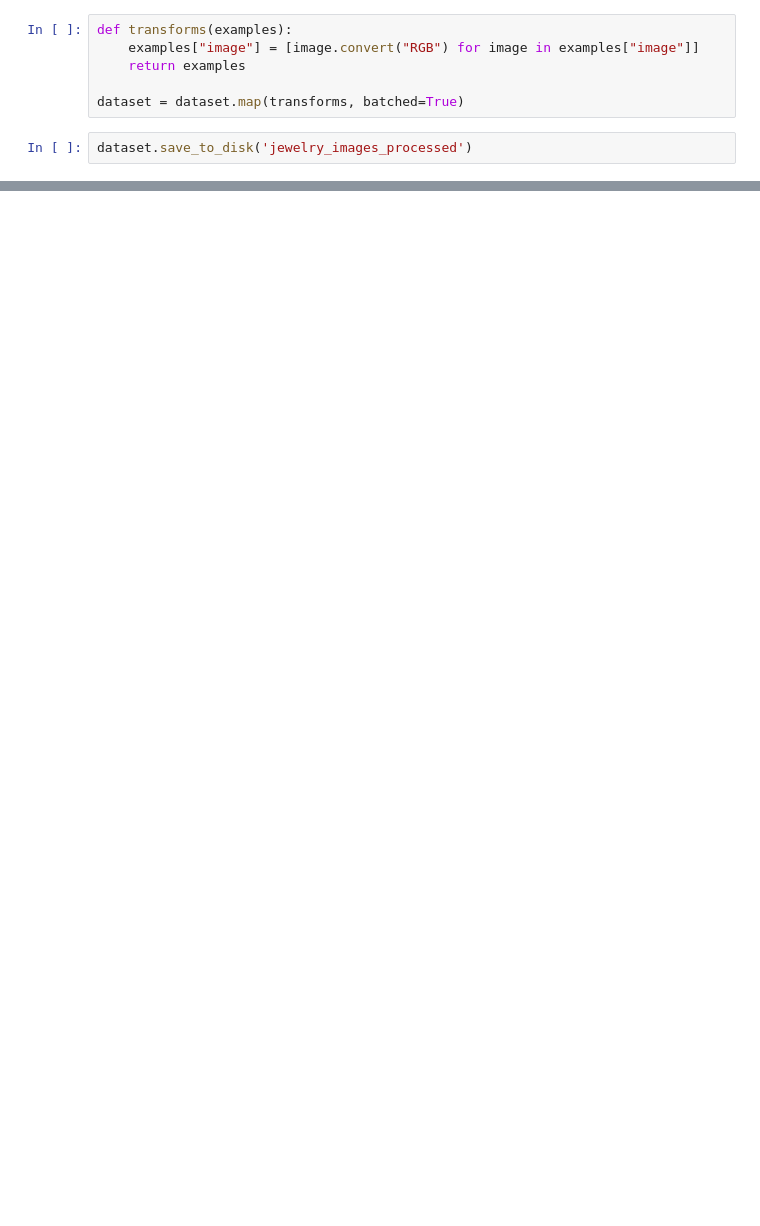
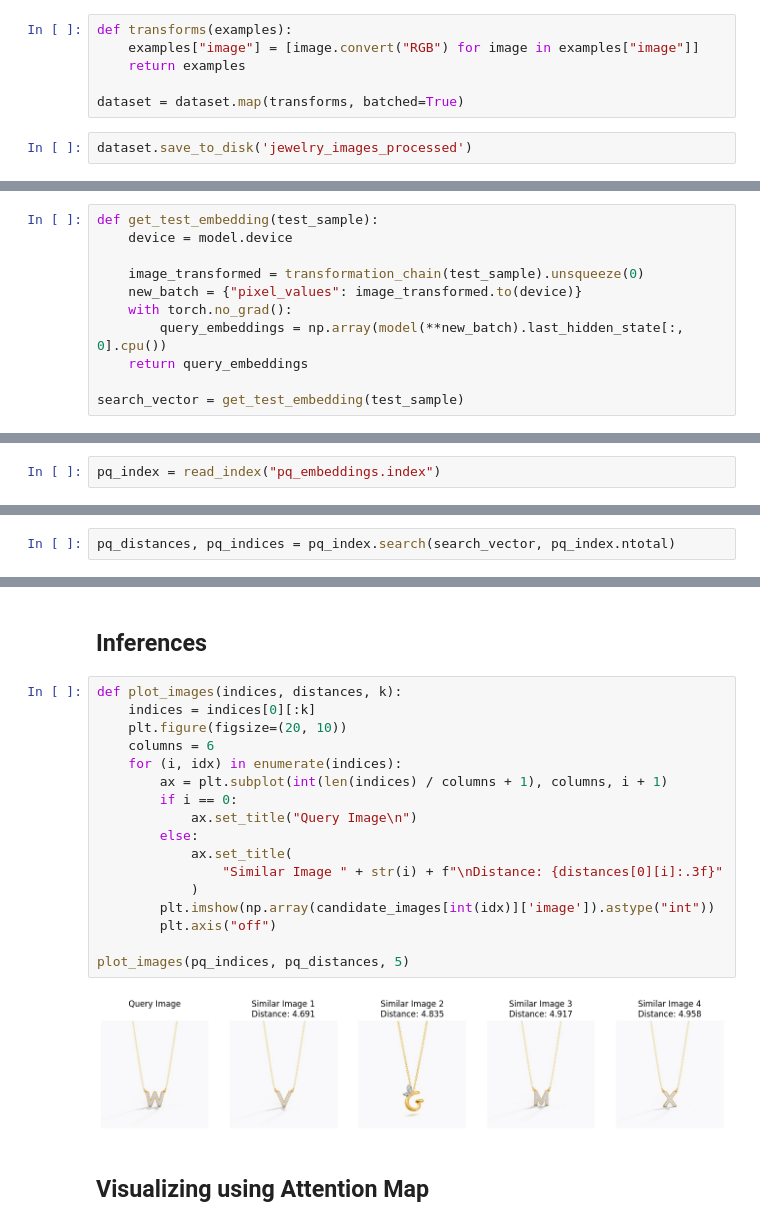
Before and after one commit to raagzz/jewelry-design-pattern-identification, a Jupyter notebook: similarity_search.ipynb, the cells around one changed output, grey strips where cells are left out. Cells and saved outputs as stored; diff of their text form; blank space fills up the shorter version.

```diff
--- a/similarity_search.ipynb
+++ b/similarity_search.ipynb
@@ -174,0 +109,11 @@ plot_images(images, labels)
+# %%
+def get_test_embedding(test_sample):
+    device = model.device
+
+    image_transformed = transformation_chain(test_sample).unsqueeze(0)
+    new_batch = {"pixel_values": image_transformed.to(device)}
+    with torch.no_grad():
+        query_embeddings = np.array(model(**new_batch).last_hidden_state[:, 0].cpu())
+    return query_embeddings
+
+search_vector = get_test_embedding(test_sample)
@@ -174,0 +163,2 @@ plot_images(images, labels)
+# %%
+pq_index = read_index("pq_embeddings.index")
@@ -174,0 +170,2 @@ plot_images(images, labels)
+# %%
+pq_distances, pq_indices = pq_index.search(search_vector, pq_index.ntotal)
@@ -174,0 +185,23 @@ plot_images(images, labels)
+# %% [markdown]
+## Inferences
+# %%
+def plot_images(indices, distances, k):
+    indices = indices[0][:k]
+    plt.figure(figsize=(20, 10))
+    columns = 6
+    for (i, idx) in enumerate(indices):
+        ax = plt.subplot(int(len(indices) / columns + 1), columns, i + 1)
+        if i == 0:
+            ax.set_title("Query Image\n")
+        else:
+            ax.set_title(
+                "Similar Image " + str(i) + f"\nDistance: {distances[0][i]:.3f}"
+            )
+        plt.imshow(np.array(candidate_images[int(idx)]['image']).astype("int"))
+        plt.axis("off")
+
+plot_images(pq_indices, pq_distances, 5)
+# %% [output]
+[figure, added]
+# %% [markdown]
+## Visualizing using Attention Map
```
Also changed, not shown: parts of 52 cells of this notebook.
